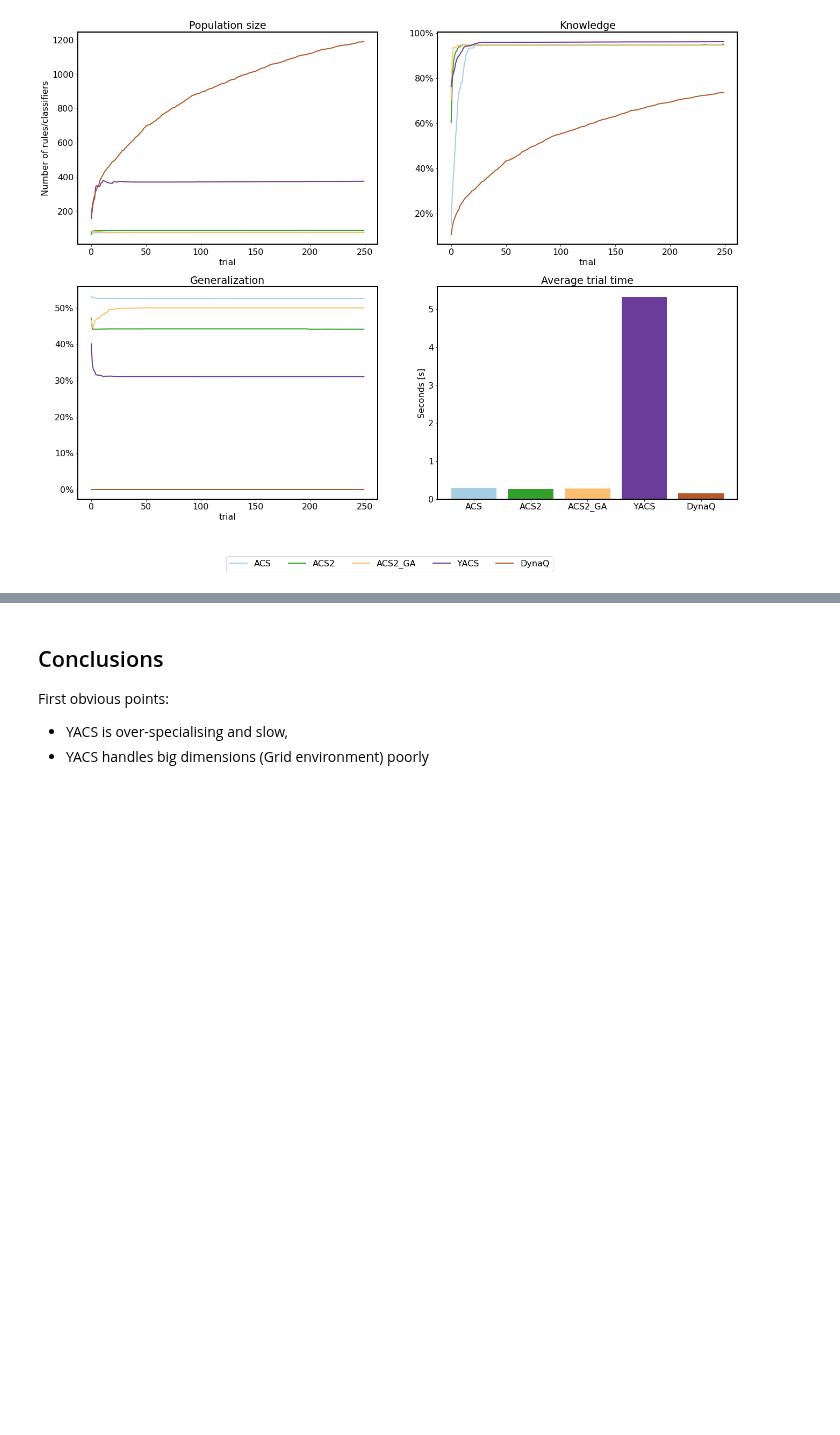
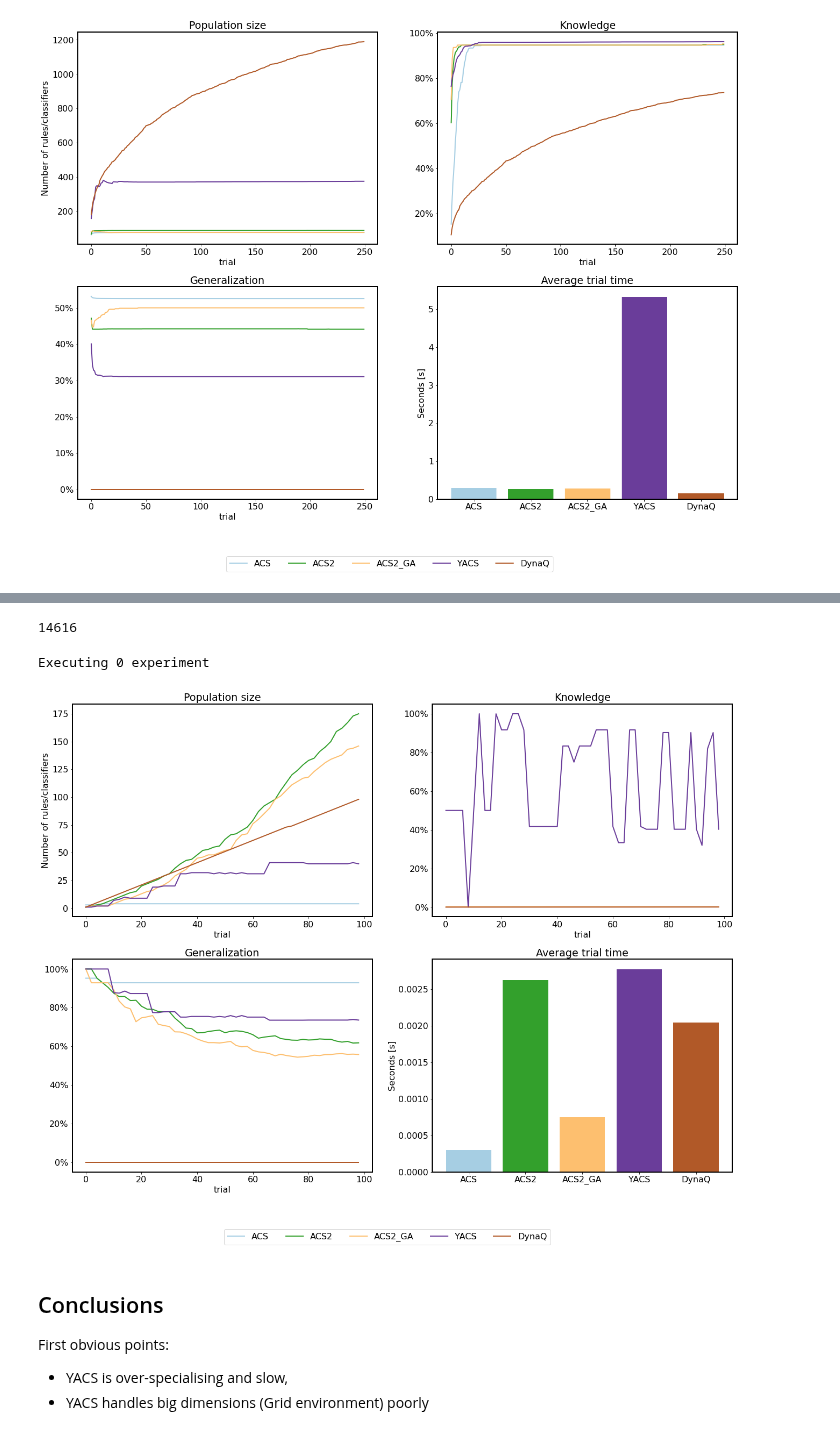
Before and after one commit to ParrotPrediction/pyalcs-experiments, a Jupyter notebook: alcs_comparison/Experiments.ipynb, the cells around one changed output, grey strips where cells are left out. Cells and saved outputs as stored; diff of their text form; code cells hidden in the pictures; blank space fills up the shorter version.

```diff
--- a/alcs_comparison/Experiments.ipynb
+++ b/alcs_comparison/Experiments.ipynb
@@ -412,3 +504,44 @@ plt.savefig('plots/grid.pdf', transparent=False, bbox_inches='tight')
+# %%
+rmpx_perception_to_int(rmpx.reset())
+# %% [output]
+14616
+# %%
+%%time
+%run utils/experiments.py
+
+common_params = {
+    'env': rmpx,
+    'classifier_length': RMPX_SIZE+1,
+    'possible_actions': 2,
+    'learning_rate': 0.1,
+    'environment_adapter': RealMultiplxerAdapter,
+    'metrics_trial_freq': 100,
+    'metrics_fcn': rmpx_metrics_collector,
+    'explore_trials': 25_000
+}
+
+yacs_params = {
+    'trace_length': 3,
+    'feature_possible_values': [RMPX_BINS]*RMPX_SIZE + [2]
+}
+
+dynaq_params = {
+    'num_states': len(rmpx_state_mapping),
+    'perception_to_state_mapper': rmpx_perception_to_int,
+    'knowledge_fcn': dynaq_rmpx_knowledge_calculator
+}
+
+rmpx_metrics = get_from_cache_or_run(
+    f'{cache_prefix}/rmpx-25k.dill',
+    lambda: avg_experiments(lambda: run_experiment_parallel(common_params, yacs_params=yacs_params, dynaq_params=dynaq_params), n=1))
+
+rmpx_metrics
+# %% [output]
+Executing 0 experiment
+# %%
+plot_comparison(rmpx_metrics)
+# %% [output]
+[figure, added]
 # %% [markdown]
 ## Conclusions
 
```
Also changed, not shown: parts of 10 cells of this notebook, 14 other files.
